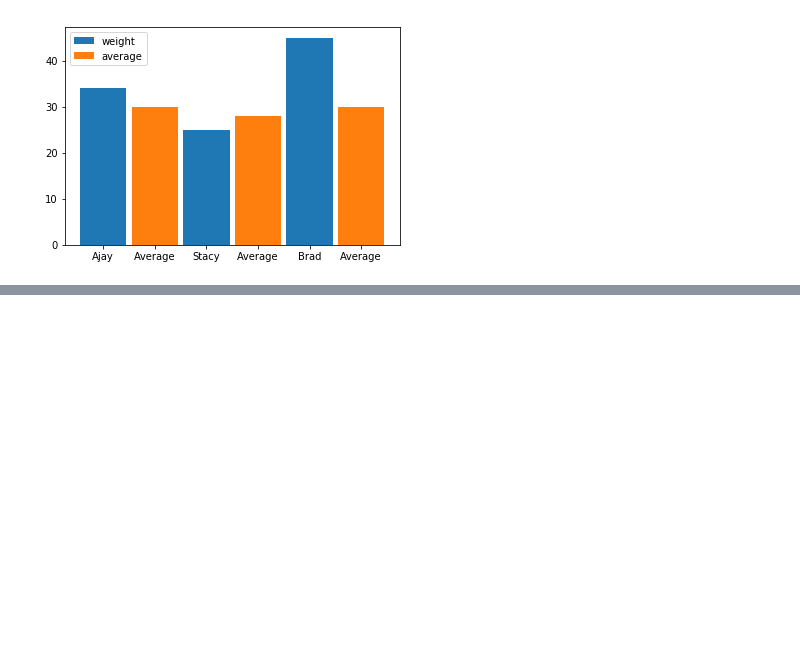
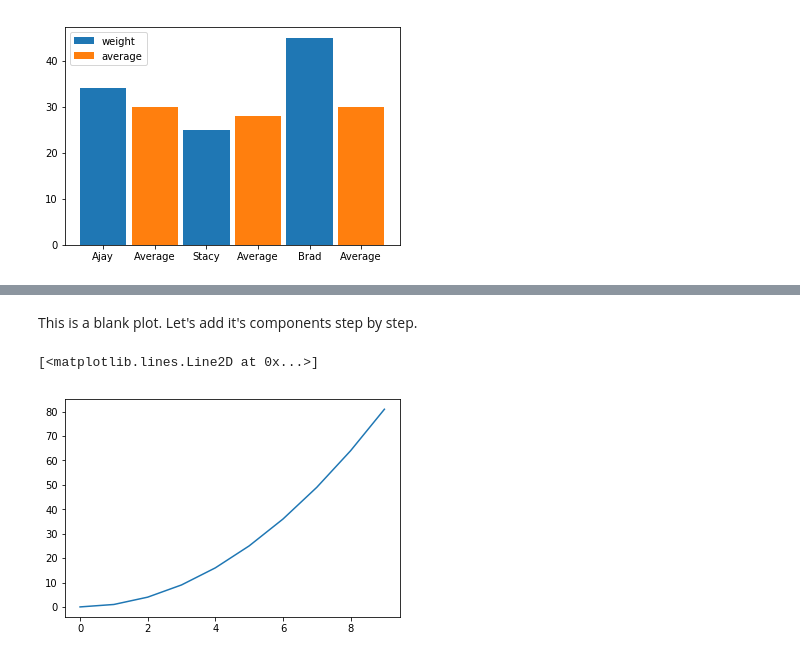
Before and after one commit to hotcode002/Machine-Learning-with-Python, a Jupyter notebook: week_1_basics/day_5_ml_plotting_libraries/notebooks/matplotlib.ipynb, the cells around one changed output, grey strips where cells are left out. Drawn from its saved outputs; the diff is of its cells as text; code cells hidden in the pictures; blank space fills up the shorter version.

```diff
--- a/week_1_basics/day_5_ml_plotting_libraries/notebooks/matplotlib.ipynb
+++ b/week_1_basics/day_5_ml_plotting_libraries/notebooks/matplotlib.ipynb
@@ -596,0 +631,9 @@ plt.xticks(x_labels,labels)  # Set the labels as x ticks
+# %% [markdown]
+This is a blank plot. Let's add it's components step by step.
+# %%
+# Use the plot function
+fig,ax = plt.subplots(1,1)
+ax.plot(x,y)
+# %% [output]
+[<matplotlib.lines.Line2D at 0x...>]
+[figure, added]
```
Also changed, not shown: parts of 15 cells of this notebook, 3 other files.
